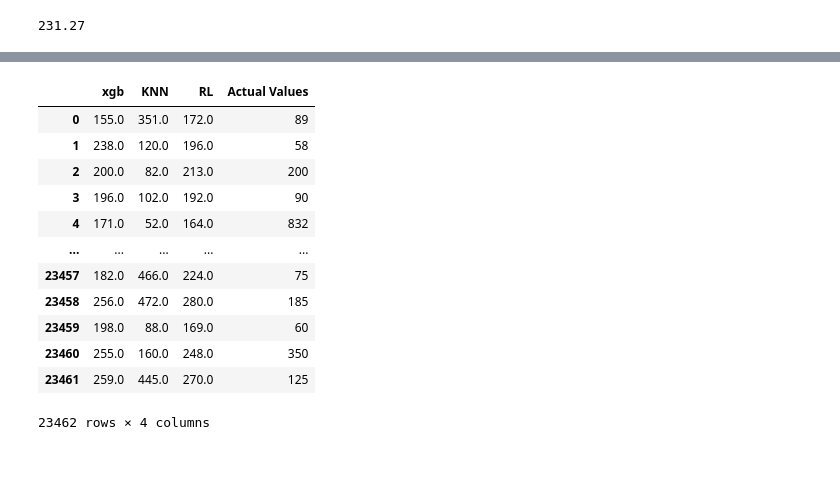
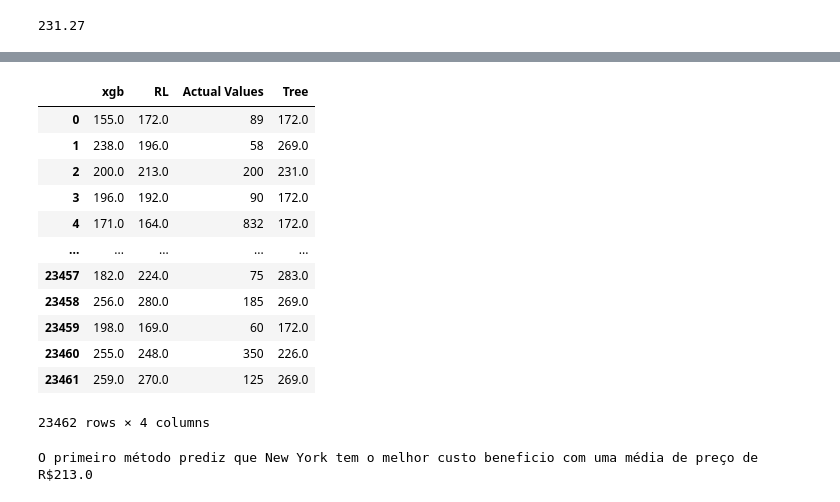
Before and after one commit to MuriloBarreto/Airbnb_Price_Prediction, a Jupyter notebook: Predição_de_preços_Airbnb.ipynb, the cells around one changed output, grey strips where cells are left out. Saved outputs shown, nothing was run; the diff lists cells and outputs as text; code cells hidden in the pictures; blank space fills up the shorter version.

Commit message:
Adicionando novo modelo de predicao

```diff
--- a/Predição_de_preços_Airbnb.ipynb
+++ b/Predição_de_preços_Airbnb.ipynb
@@ -261,10 +260,11 @@ rl.round(2)
 | 23460 | 247.98 |
 | 23461 | 269.58 |
 23462 rows × 1 columns
-# %%
-#Treinando nosso modelo com o metodo KNN com valor de K = 2
-from sklearn.neighbors import KNeighborsRegressor
-knn = KNeighborsRegressor(n_neighbors=2, algorithm='brute')
-knn.fit(X_train[cols],y_train)
-knn_pred=knn.predict(X_test[cols])
+# %%
+#Treinando nosso segundo modelo com o metodo de Árvore de Decisao
+# A árvore de Decisão é um tipo de algoritmo de aprendizagem de máquina supervisionado que se baseia na ideia de divisão dos dados em grupos homogêneos, podem ser utilizadas em um cenário de classificação ou regressão.
+from sklearn.tree import  DecisionTreeRegressor
+DTree = DecisionTreeRegressor(max_depth=3)
+DTree.fit(X_train[cols],y_train)
+DTree_pred=DTree.predict(X_test[cols])
 # %%
@@ -276,6 +280,6 @@ print(rmse.round(2))
 # %%
-tknn  =  pd.DataFrame(knn_pred)
-tknn=tknn.rename(index=str, columns={0:'Predicted Values'})
-tknn
+tree  =  pd.DataFrame(DTree_pred)
+tree=tree.rename(index=str, columns={0:'Predicted Values'})
+tree
 # %% [output]
 |  | Predicted Values |
@@ -327,21 +350,21 @@ pri
 # %%
 # Tabela de prediçoes
-xgb['KNN']=tknn
+xgb['Tree']=tree
 xgb['RL']=rl
 xgb['Actual Values']=pri
 xgb.round()
 # %% [output]
-|  | xgb | KNN | RL | Actual Values |
-| 0 | 155.0 | 351.0 | 172.0 | 89 |
-| 1 | 238.0 | 120.0 | 196.0 | 58 |
-| 2 | 200.0 | 82.0 | 213.0 | 200 |
-| 3 | 196.0 | 102.0 | 192.0 | 90 |
-| 4 | 171.0 | 52.0 | 164.0 | 832 |
+|  | xgb | RL | Actual Values | Tree |
+| 0 | 155.0 | 172.0 | 89 | 172.0 |
+| 1 | 238.0 | 196.0 | 58 | 269.0 |
+| 2 | 200.0 | 213.0 | 200 | 231.0 |
+| 3 | 196.0 | 192.0 | 90 | 172.0 |
+| 4 | 171.0 | 164.0 | 832 | 172.0 |
 | ... | ... | ... | ... | ... |
-| 23457 | 182.0 | 466.0 | 224.0 | 75 |
-| 23458 | 256.0 | 472.0 | 280.0 | 185 |
-| 23459 | 198.0 | 88.0 | 169.0 | 60 |
-| 23460 | 255.0 | 160.0 | 248.0 | 350 |
-| 23461 | 259.0 | 445.0 | 270.0 | 125 |
+| 23457 | 182.0 | 224.0 | 75 | 283.0 |
+| 23458 | 256.0 | 280.0 | 185 | 269.0 |
+| 23459 | 198.0 | 169.0 | 60 | 172.0 |
+| 23460 | 255.0 | 248.0 | 350 | 226.0 |
+| 23461 | 259.0 | 270.0 | 125 | 269.0 |
 23462 rows × 4 columns
 # %%
@@ -450,24 +473,38 @@ tot_bang = 0
 tot_new = 0
 tot_paris = 0
 
+
+
 # rl
 if ((capeTown_rl <= mexicoCity_rl)and(capeTown_rl <= istanbul_rl)and(capeTown_rl <= hongKong_rl)and(capeTown_rl <= rome_rl)and (capeTown_rl <= sydney_rl)and(capeTown_rl <= rio_rl)and(capeTown_rl <= bangkok_rl)and(capeTown_rl <= newYork_rl)and(capeTown_rl <= paris_rl)):
   tot_cape = tot_cape + 1
+  print("O primeiro método prediz que cape Town tem o melhor custo beneficio com uma média de preço de R$ " + str(capeTown_rl.round()))
 elif ((mexicoCity_rl <= capeTown_rl)and(mexicoCity_rl <= istanbul_rl)and(mexicoCity_rl <= hongKong_rl)and(mexicoCity_rl <= rome_rl)and (mexicoCity_rl <= sydney_rl)and(mexicoCity_rl <= rio_rl)and(mexicoCity_rl <= bangkok_rl)and(mexicoCity_rl <= newYork_rl)and(mexicoCity_rl <= paris_rl)):
    tot_mexico = tot_mexico + 1
+   print("O primeiro método prediz que a Cidade do Mexico tem o melhor custo beneficio com uma média de preço de R$ " + str(mexicoCity_rl.round()))
 elif ((istanbul_rl <= capeTown_rl)and(istanbul_rl <= mexicoCity_rl)and(istanbul_rl <= hongKong_rl)and(istanbul_rl <= rome_rl)and (istanbul_rl <= sydney_rl)and(istanbul_rl <= rio_rl)and(istanbul_rl <= bangkok_rl)and(istanbul_rl <= newYork_rl)and(istanbul_rl <= paris_rl)):
   tot_ista =tot_ista + 1
+  print("O primeiro método prediz que istanbul tem o melhor custo beneficio com uma média de preço de R$ " + str(istanbul_rl.round()))
 elif ((hongKong_rl <= capeTown_rl)and(hongKong_rl <= mexicoCity_rl)and(hongKong_rl <= istanbul_rl)and(hongKong_rl <= rome_rl)and (hongKong_rl <= sydney_rl)and(hongKong_rl <= rio_rl)and(hongKong_rl <= bangkok_rl)and(hongKong_rl <= newYork_rl)and(hongKong_rl <= paris_rl)):
   tot_hong = tot_hong +1
+  print("O primeiro método prediz que hong Kong tem o melhor custo beneficio com uma média de preço de R$ " + str(hongKong_rl.round()))
 elif ((rome_rl <= capeTown_rl)and(rome_rl <= mexicoCity_rl)and(rome_rl <= istanbul_rl)and(rome_rl <= hongKong_rl)and (rome_rl <= sydney_rl)and(rome_rl <= rio_rl)and(rome_rl <= bangkok_rl)and(rome_rl <= newYork_rl)and(rome_rl <= paris_rl)):
   tot_rome = tot_rome + 1
+  print("O primeiro método prediz que roma tem o melhor custo beneficio com uma média de preço de R$ " + str(rome_rl.round()))
 elif ((sydney_rl <= capeTown_rl)and(sydney_rl <= mexicoCity_rl)and(sydney_rl <= istanbul_rl)and(sydney_rl <= hongKong_rl)and (sydney_rl <= rome_rl)and(sydney_rl <= rio_rl)and(sydney_rl <= bangkok_rl)and(sydney_rl <= newYork_rl)and(sydney_rl <= paris_rl)):
   tot_syd = tot_syd + 1
+  print("O primeiro método prediz que sydney tem o melhor custo beneficio com uma média de preço de R$ " + str(sydney_rl.round()))
 elif ((rio_rl <= capeTown_rl)and(rio_rl <= mexicoCity_rl)and(rio_rl <= istanbul_rl)and(rio_rl <= hongKong_rl)and (rio_rl <= rome_rl)and(rio_rl <= sydney_rl)and(rio_rl <= bangkok_rl)and(rio_rl <= newYork_rl)and(rio_rl <= paris_rl)):
   tot_rio + tot_rio + 1
+  print("O primeiro método prediz que rio de janeiro tem o melhor custo beneficio com uma média de preço de R$ " + str(rio_rl.round()))
 elif ((bangkok_rl <= capeTown_rl)and(bangkok_rl <= mexicoCity_rl)and(bangkok_rl <= istanbul_rl)and(bangkok_rl <= hongKong_rl)and (bangkok_rl <= rome_rl)and(bangkok_rl <= sydney_rl)and(bangkok_rl <= rio_rl)and(bangkok_rl <= newYork_rl)and(bangkok_rl <= paris_rl)):
   tot_bang = tot_bang + 1
+  print("O primeiro método prediz que bangkok tem o melhor custo beneficio com uma média de preço de R$ " + str(bangkok_rl.round())))
 elif ((newYork_rl <= capeTown_rl)and(newYork_rl <= mexicoCity_rl)and(newYork_rl <= istanbul_rl)and(newYork_rl <= hongKong_rl)and (newYork_rl <= rome_rl)and(newYork_rl <= sydney_rl)and(newYork_rl <= rio_rl)and(newYork_rl <= bangkok_rl)and(newYork_rl <= paris_rl)):
   tot_new = tot_new + 1
+  print("O primeiro método prediz que New York tem o melhor custo beneficio com uma média de preço de R$ " + str(newYork_rl.round()))
 elif ((paris_rl <= capeTown_rl)and(paris_rl <= mexicoCity_rl)and(paris_rl <= istanbul_rl)and(paris_rl <= hongKong_rl)and (paris_rl <= rome_rl)and(paris_rl <= sydney_rl)and(paris_rl <= rio_rl)and(paris_rl <= bangkok_rl)and(paris_rl <= newYork_rl)):
   tot_paris = tot_paris + 1
+  print("O primeiro método prediz que Paris tem o melhor custo beneficio com uma média de preço de R$ " + str(paris_rl.round()))
+# %% [output]
+O primeiro método prediz que New York tem o melhor custo beneficio com uma média de preço de R$213.0
```
Also changed, not shown: parts of 21 cells of this notebook, 1 other file.
